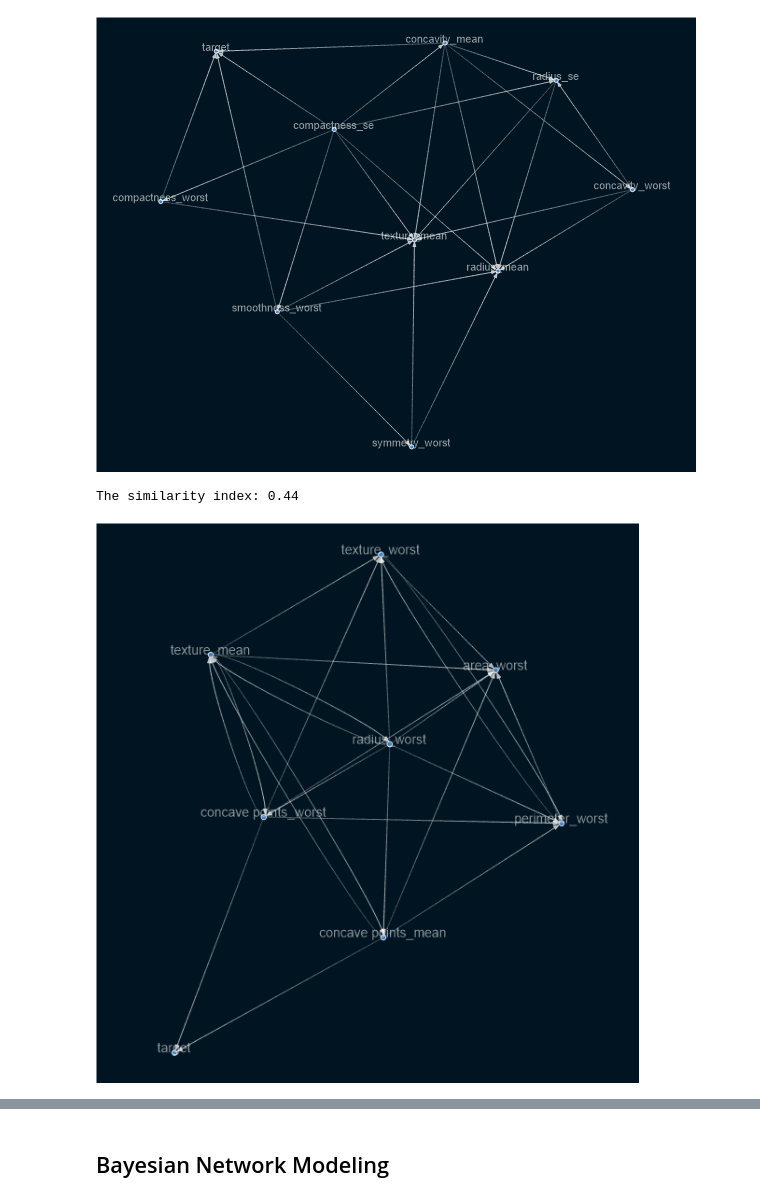
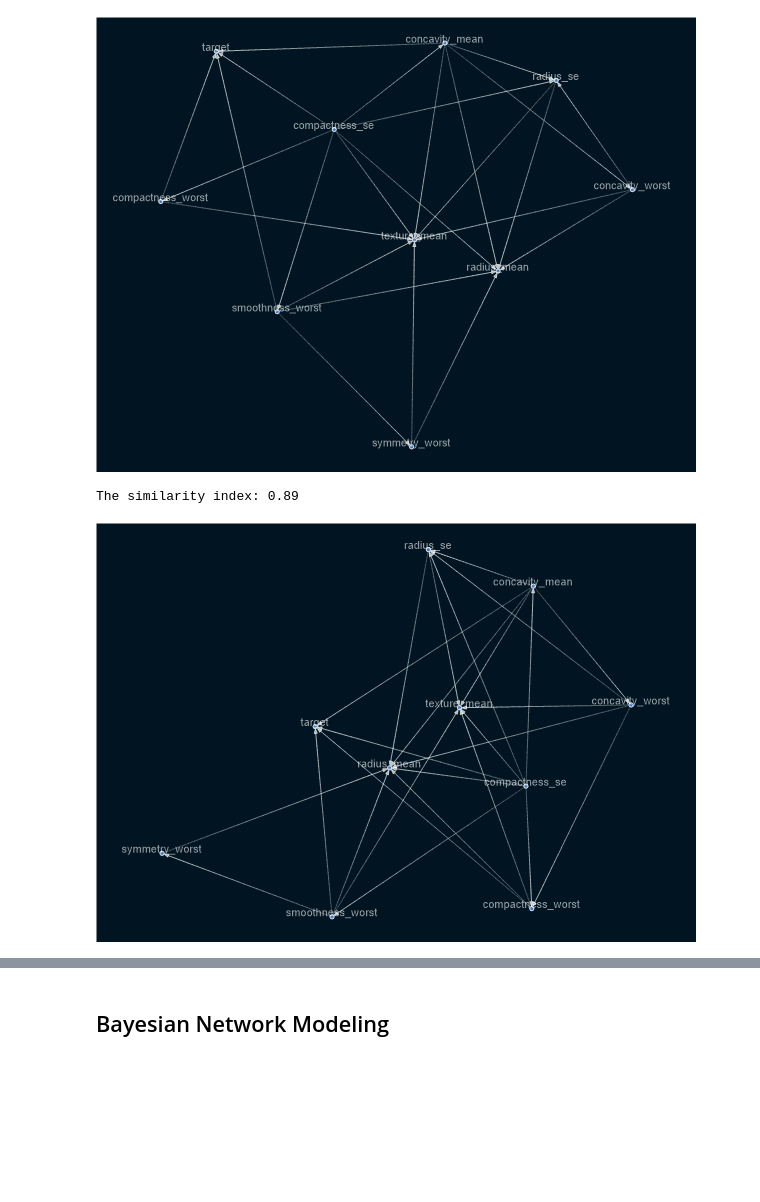
Before and after one commit to benbel376/causal_graph, a Jupyter notebook: notebooks/modeling.ipynb, the cells around one changed output, grey strips where cells are left out. Drawn from its saved outputs; the diff is of its cells as text; code cells hidden in the pictures; blank space fills up the shorter version.

```diff
--- a/notebooks/modeling.ipynb
+++ b/notebooks/modeling.ipynb
@@ -264,9 +264,9 @@ plot_graph(ground_truth, 0.8)
 # %% [output]
 [figure]
 # %%
-print(jacc_index(ground_truth,sm20, 0.1, 0.3))
-plot_graph(sm20, 0.3)
+print(jacc_index(ground_truth,sm20, 0.8, 0.8))
+plot_graph(sm20, 0.8)
 # %% [output]
-The similarity index: 0.44
+The similarity index: 0.89
-[figure, old version]
+[figure, new version]
 # %%
```
Also changed, not shown: parts of 8 cells of this notebook.
